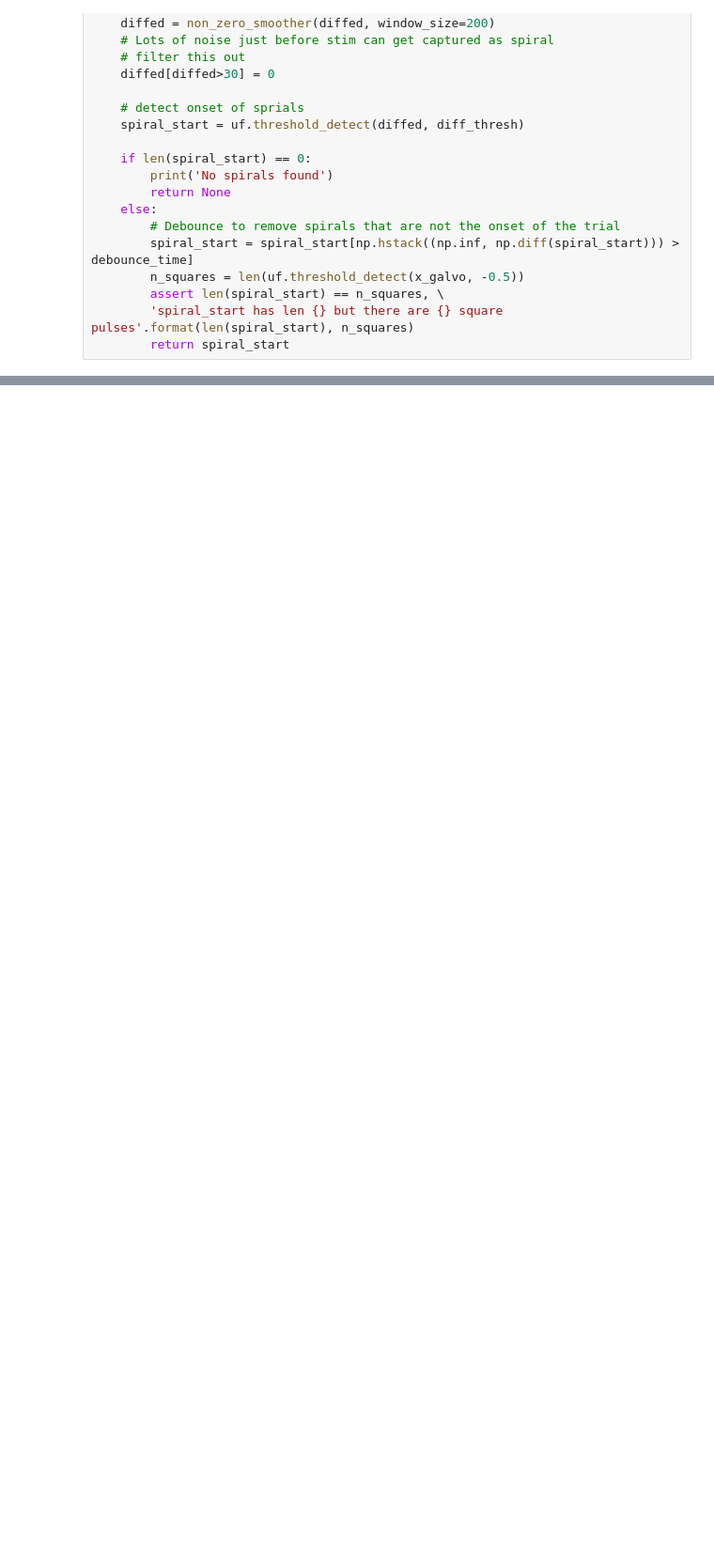
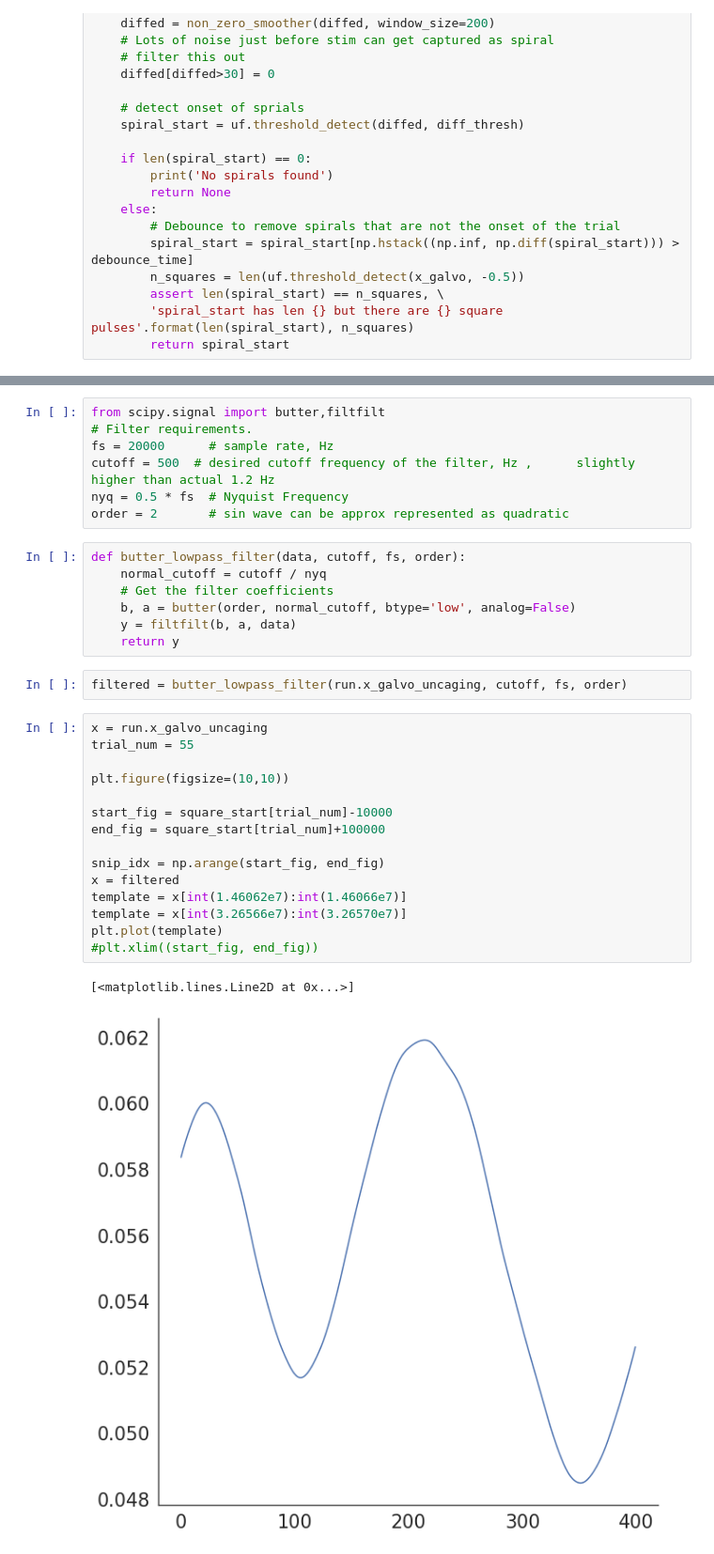
Before and after one commit to Packer-Lab/Vape, a Jupyter notebook: jupyter/preprocessing/test_spiral_alignment.ipynb, the cells around one changed output, grey strips where cells are left out. Shown at 94% size. Cells and saved outputs as stored; diff of their text form; blank space fills up the shorter version.

```diff
--- a/jupyter/preprocessing/test_spiral_alignment.ipynb
+++ b/jupyter/preprocessing/test_spiral_alignment.ipynb
@@ -274,0 +305,34 @@ plt.axhline(0.005)
+# %%
+from scipy.signal import butter,filtfilt
+# Filter requirements.
+fs = 20000      # sample rate, Hz
+cutoff = 500  # desired cutoff frequency of the filter, Hz ,      slightly higher than actual 1.2 Hz
+nyq = 0.5 * fs  # Nyquist Frequency
+order = 2       # sin wave can be approx represented as quadratic
+# %%
+def butter_lowpass_filter(data, cutoff, fs, order):
+    normal_cutoff = cutoff / nyq
+    # Get the filter coefficients
+    b, a = butter(order, normal_cutoff, btype='low', analog=False)
+    y = filtfilt(b, a, data)
+    return y
+# %%
+filtered = butter_lowpass_filter(run.x_galvo_uncaging, cutoff, fs, order)
+# %%
+x = run.x_galvo_uncaging
+trial_num = 55
+
+plt.figure(figsize=(10,10))
+
+start_fig = square_start[trial_num]-10000
+end_fig = square_start[trial_num]+100000
+
+snip_idx = np.arange(start_fig, end_fig)
+x = filtered
+template = x[int(1.46062e7):int(1.46066e7)]
+template = x[int(3.26566e7):int(3.26570e7)]
+plt.plot(template)
+#plt.xlim((start_fig, end_fig))
+# %% [output]
+[<matplotlib.lines.Line2D at 0x...>]
+[figure, added]
```
Also changed, not shown: parts of 19 cells of this notebook, 8 other files.
